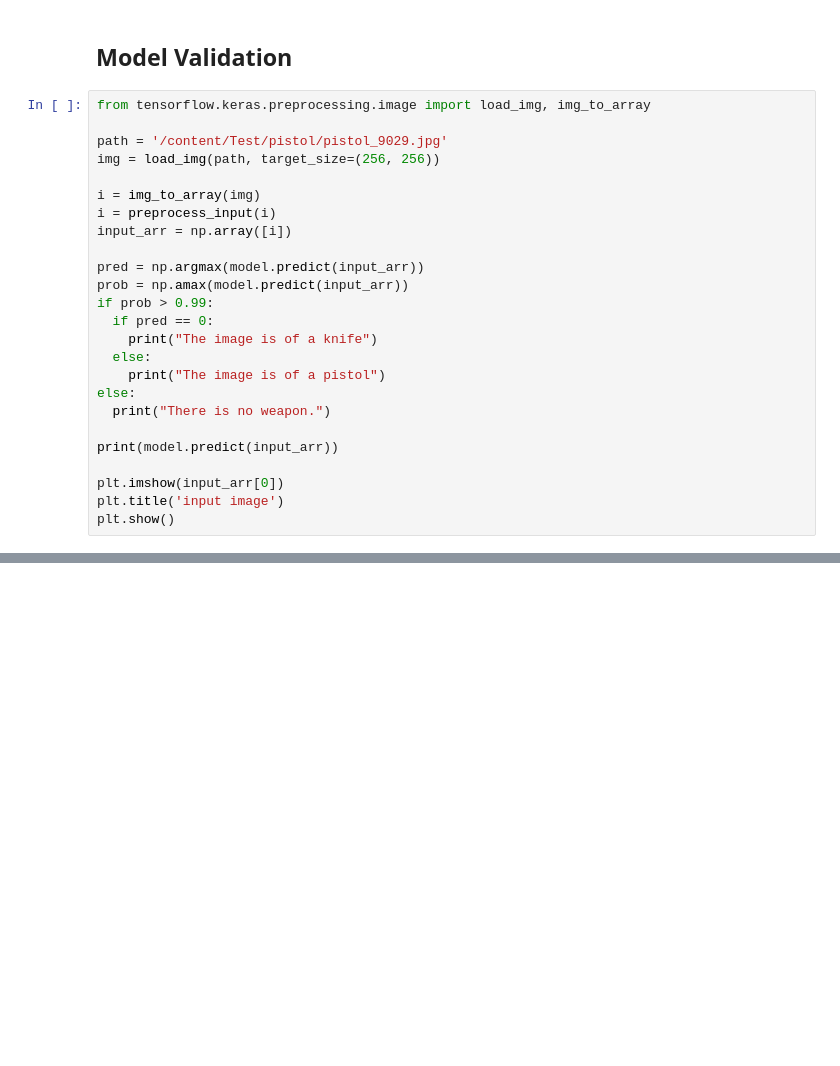
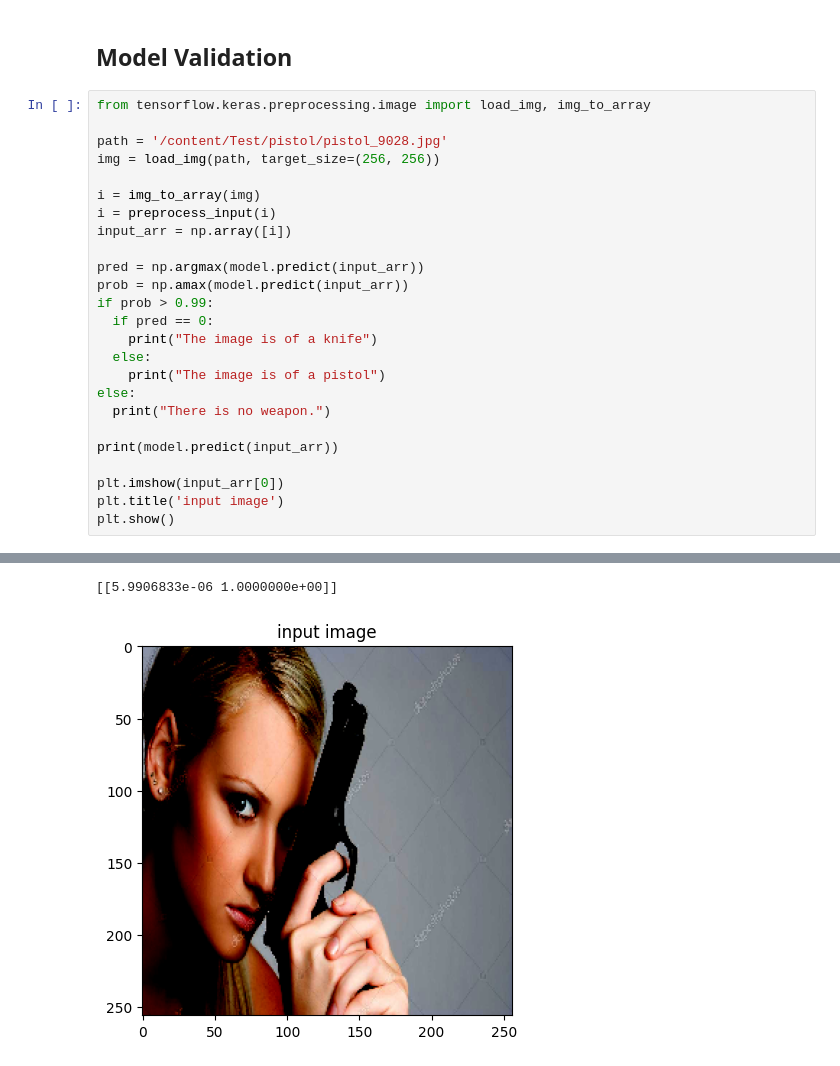
Before and after one commit to vvviettt/OCR, a Jupyter notebook: Weapon_Detection.ipynb, the cells around one changed output, grey strips where cells are left out. Saved outputs shown, nothing was run; the diff lists cells and outputs as text; blank space fills up the shorter version.

```diff
--- a/Weapon_Detection.ipynb
+++ b/Weapon_Detection.ipynb
@@ -200,7 +200,7 @@ WARNING:absl:Compiled the loaded model, but the compiled metrics have yet to be
 # %%
 from tensorflow.keras.preprocessing.image import load_img, img_to_array
 
-path = '/content/Test/pistol/pistol_9029.jpg'
+path = '/content/Test/pistol/pistol_9028.jpg'
 img = load_img(path, target_size=(256, 256))
 
 i = img_to_array(img)
@@ -226,0 +231,2 @@ ModuleNotFoundError: No module named 'keras_preprocessing'
+[[5.9906833e-06 1.0000000e+00]]
+[figure, added]
```
Also changed, not shown: parts of 1 cell of this notebook.
